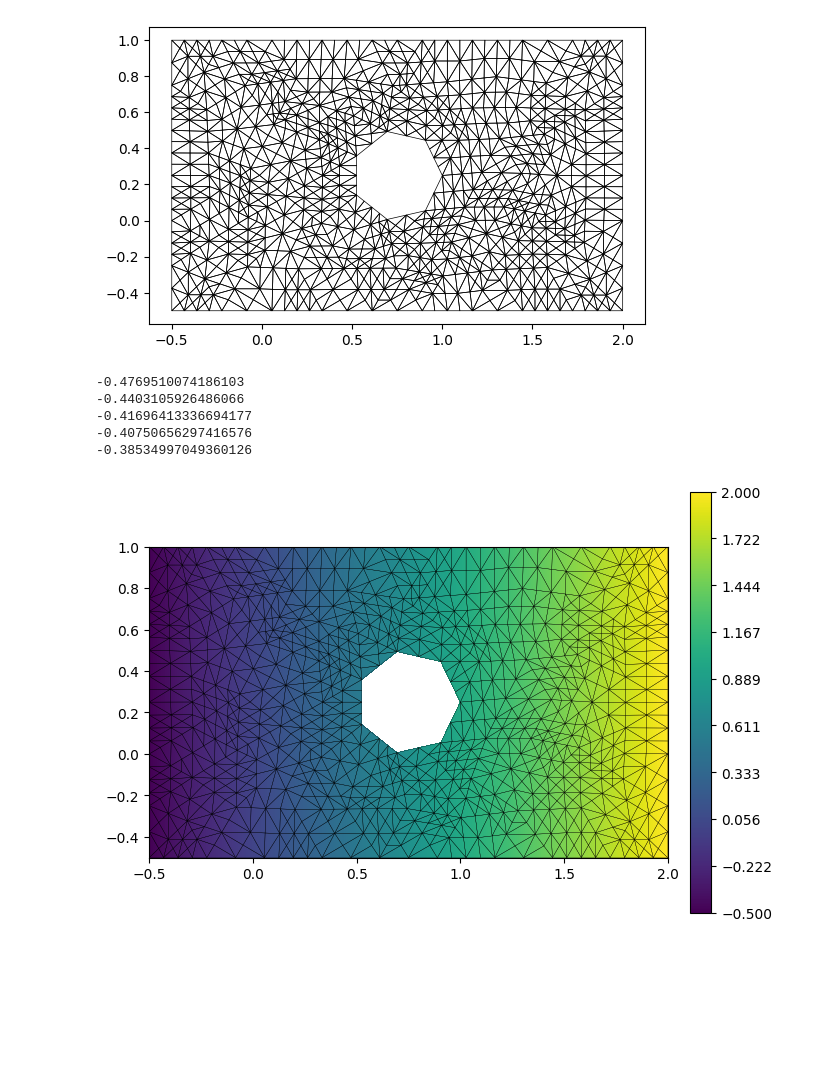
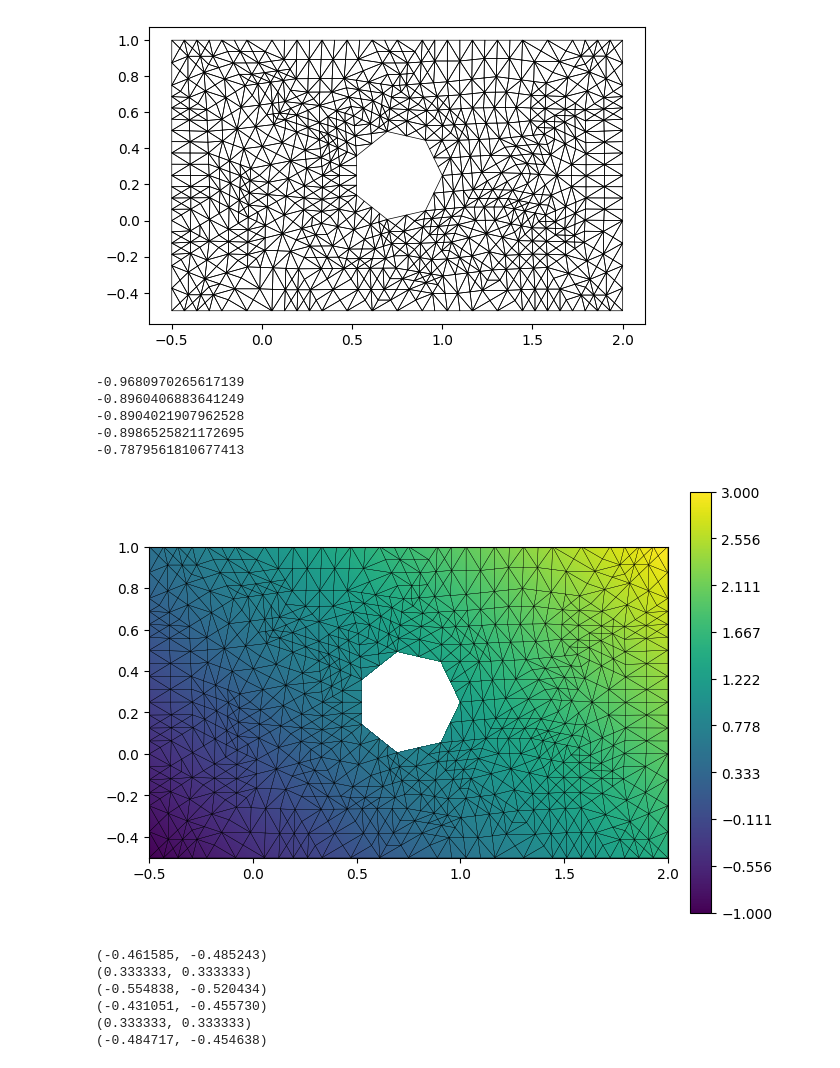
Before and after one commit to CHMN-LU/NUMN33_Project1, a Jupyter notebook: Project1.ipynb, the cells around one changed output. Cells and saved outputs as stored; diff of their text form; code cells hidden in the pictures; blank space fills up the shorter version.

```diff
--- a/Project1.ipynb
+++ b/Project1.ipynb
@@ -132,11 +134,11 @@ holeGridView.plot()
 # It should return a mapper and vector of DoF values from u on the vertices
 def linearInterpolation(u, gridView):
     # Create a mapper
-    mapper = u.gridView.mapper(lambda gt: 1 if gt.dim==0 else 0) # 1 DoF per vertex
+    mapper = gridView.mapper(lambda gt: 1 if gt.dim==0 else 0) # 1 DoF per vertex
     # Vector for values
     dof_vec = np.zeros(mapper.size)
     # Iterate through the vertices, applying u at each one
-    for vertex in u.gridView.vertices:
+    for vertex in gridView.vertices:
         idx = mapper.index(vertex)
         dof_vec[idx] = u(vertex.geometry.center)
     return mapper, dof_vec
@@ -150,40 +152,57 @@ class LinearInterpolator():
         self.data = dof_vec
         self.gridView = gridView
     def __call__(self, element, x):
         # The actual grid function
         # Compute u(p0)(1-x0-x1) + u(p1)x0 + u(p2)x1
         # Indices of vertices in the DoF vector
         indices = np.array(self.mapper.subIndices(element, self.gridView.dimension))
         u_arr = self.data[indices] # u(p0), u(p1), u(p2)
         x_arr = np.array([1-x[0]-x[1], x[0], x[1]])
         #print(f"data for vertices: {u_arr}, interpolation coeffs: {x_arr}, original pt input: {x}")
         return np.dot(u_arr, x_arr)
 
 @gridFunction(holeGridView, name='x', order=1)
-def linear_x(x):
-    return x[0]
+def xplusy(x):
+    return np.sum(x)
 
 # Get the mapper and DoF vector using some function
 # In this case, testing with a linear function
-mapper, data = linearInterpolation(linear_x, holeGridView)
+mapper, data = linearInterpolation(xplusy, holeGridView)
 
 # Define the callable class as a grid function using this mapper and data
 uh = gridFunction(holeGridView, name='Interpolation of x', order=1)(LinearInterpolator(mapper, data, holeGridView))
 
 point = FieldVector([0.2, 0.2])
 for i, e in enumerate(uh.gridView.elements):
     #print(e.geometry.center)
     #print([v.geometry.center for v in e.vertices])
     #print([data[mapper.index(v)] for v in e.vertices])
     print(uh(e, point))
     if i == 4:
         break
-#linear_x.plot()
+#xplusy.plot()
 uh.plot()
 # %% [output]
--0.4769510074186103
--0.4403105926486066
--0.41696413336694177
--0.40750656297416576
--0.38534997049360126
+-0.9680970265617139
+-0.8960406883641249
+-0.8904021907962528
+-0.8986525821172695
+-0.7879561810677413
-[figure, old version]
+[figure, new version]
+# %%
+for i, e in enumerate(holeGridView.elements):
+    print(e.geometry.center)
+    print(e.geometry.toLocal(e.geometry.center))
+    print(e.geometry.toGlobal(e.geometry.center))
+    #print([v.geometry.center for v in e.vertices])
+    #print([data[mapper.index(v)] for v in e.vertices])
+    #print(uh(e, point))
+    if i == 1:
+        break
+# %% [output]
+(-0.461585, -0.485243)
+(0.333333, 0.333333)
+(-0.554838, -0.520434)
+(-0.431051, -0.455730)
+(0.333333, 0.333333)
+(-0.484717, -0.454638)
```
Also changed, not shown: parts of 4 cells of this notebook.
